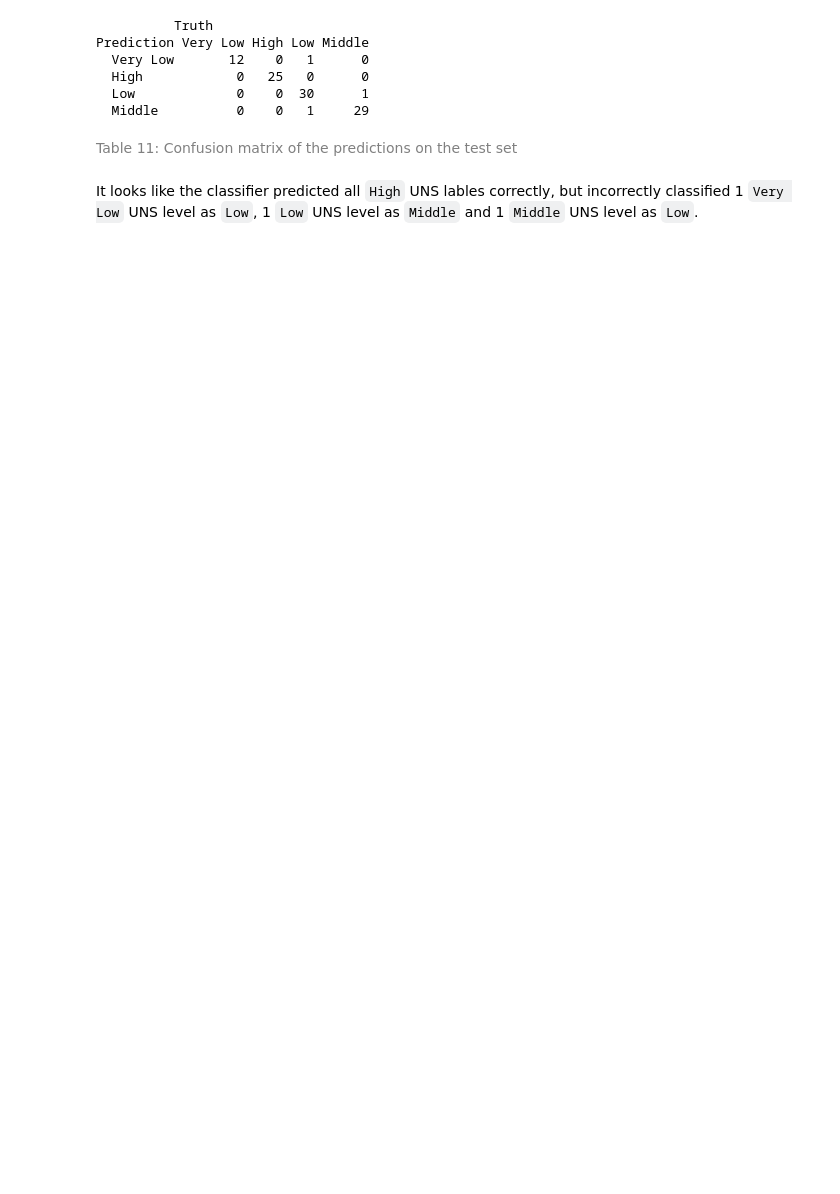
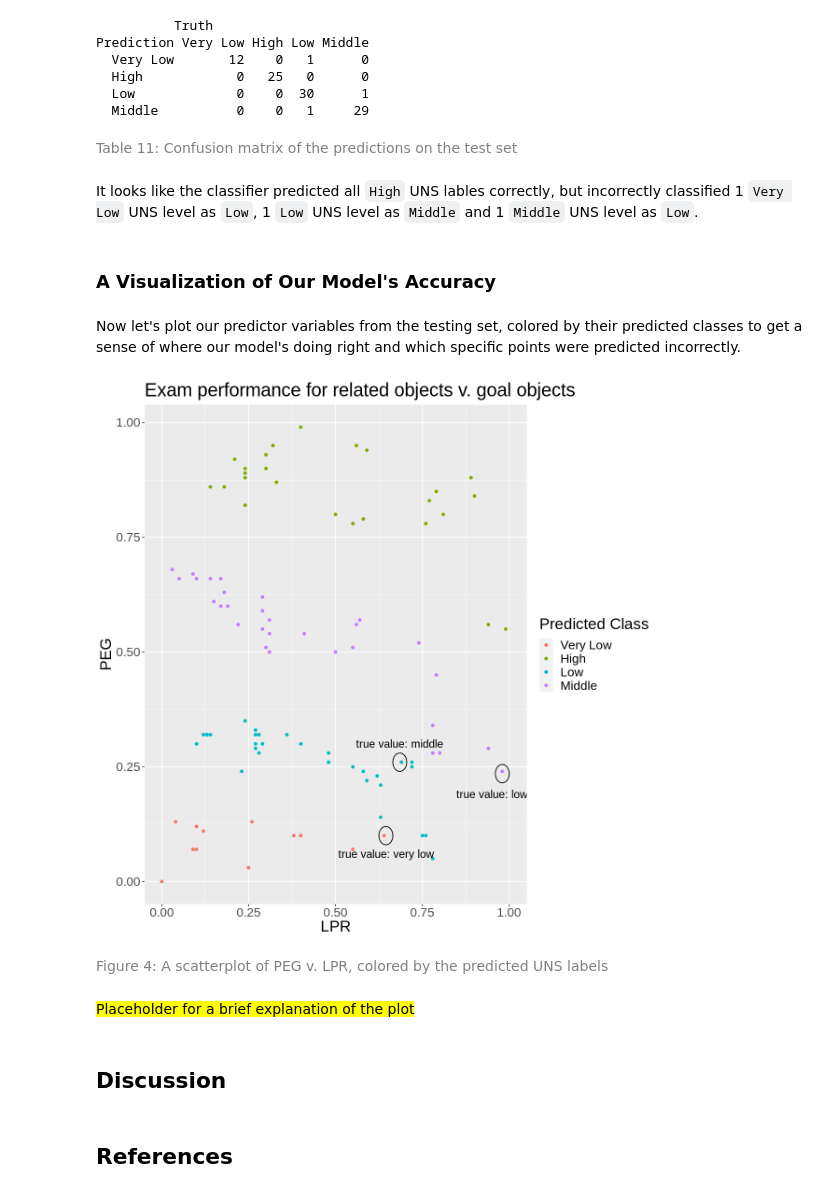
Before and after one commit to olivia-1221/Knowledge-Classification, a Jupyter notebook: report.ipynb, the cells around one changed output. Saved outputs shown, nothing was run; the diff lists cells and outputs as text; code cells hidden in the pictures; blank space fills up the shorter version.

```diff
--- a/report.ipynb
+++ b/report.ipynb
@@ -453,3 +441,44 @@ Prediction Very Low High Low Middle
 <span style="color:gray">Table 11: Confusion matrix of the predictions on the test set</span>
 # %% [markdown]
 It looks like the classifier predicted all `High` UNS lables correctly, but incorrectly classified 1 `Very Low` UNS level as `Low`, 1 `Low` UNS level as `Middle` and 1 `Middle` UNS level as `Low`.
+# %% [markdown]
+### A Visualization of Our Model's Accuracy
+# %% [markdown]
+Now let's plot our predictor variables from the testing set, colored by their predicted classes to get a sense of where our model's doing right and which specific points were predicted incorrectly.
+# %%
+point1 <- c(0.98, 0.235)
+point2 <- c(0.685, 0.26)
+point3 <- c(0.645, 0.10)
+
+plot_predictions <- knowledge_predictions %>%
+    ggplot(aes(x = LPR, y = PEG, color = .pred_class)) +
+        geom_point() +
+        labs(x = "LPR",
+             y = "PEG",
+            color = "Predicted Class") +
+        ggtitle("Exam performance for related objects v. goal objects") +
+        theme(text = element_text(size = 20)) +
+        annotate("path",
+                 x=point1[1] + 0.02*cos(seq(0,2*pi,length.out=100)),
+                 y=point1[2] + 0.02*sin(seq(0,2*pi,length.out=100))) +
+        annotate("path",
+                 x=point2[1] + 0.02*cos(seq(0,2*pi,length.out=100)),
+                 y=point2[2] + 0.02*sin(seq(0,2*pi,length.out=100))) +
+        annotate("path",
+                 x=point3[1] + 0.02*cos(seq(0,2*pi,length.out=100)),
+                 y=point3[2] + 0.02*sin(seq(0,2*pi,length.out=100))) +
+        annotate("text", x = 0.95, y =  0.19, label = "true value: low", size = 5) +
+        annotate("text", x = 0.685, y =  0.3, label = "true value: middle", size = 5) +
+        annotate("text", x = 0.645, y =  0.06, label = "true value: very low", size = 5)
+
+plot_predictions
+# %% [output]
+[figure, added]
+# %% [markdown]
+<span style="color:gray">Figure 4: A scatterplot of PEG v. LPR, colored by the predicted UNS labels </span>
+# %% [markdown]
+<mark> Placeholder for a brief explanation of the plot <mark>
+# %% [markdown]
+## Discussion
+# %% [markdown]
+## References
```
Also changed, not shown: parts of 11 cells of this notebook.
